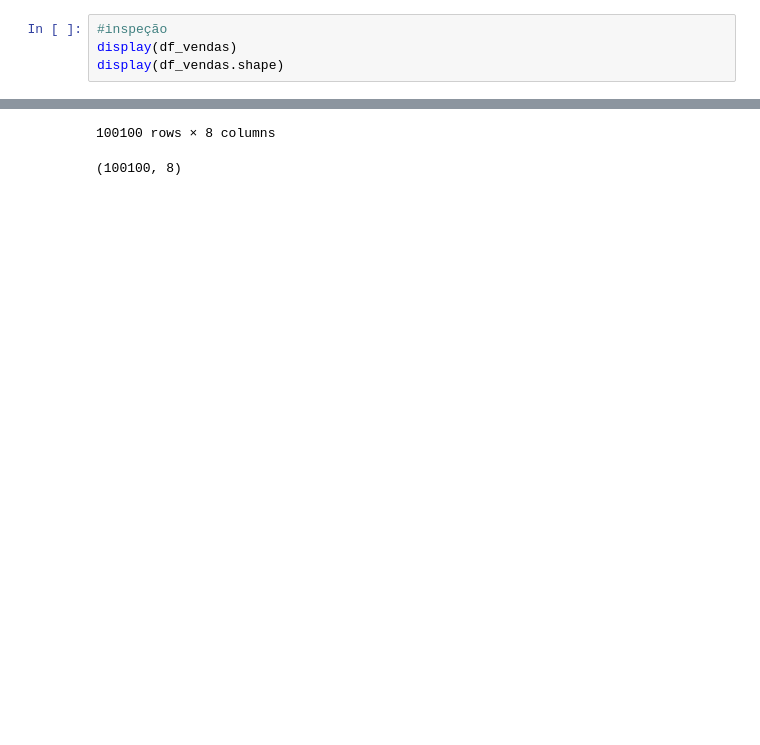
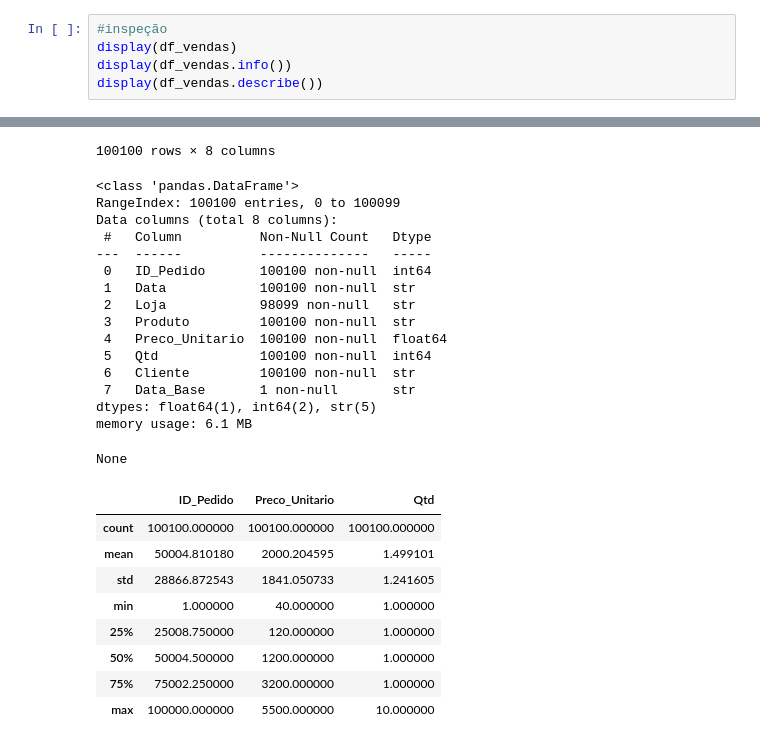
Before and after one commit to PauloCoxinha/Pythons_projetos_pessoais, a Jupyter notebook: Pandas/pandas_supremo.ipynb, the cells around one changed output, grey strips where cells are left out. Drawn from its saved outputs; the diff is of its cells as text; blank space fills up the shorter version.

Commit message:
Atualização do projeto Pandas

```diff
--- a/Pandas/pandas_supremo.ipynb
+++ b/Pandas/pandas_supremo.ipynb
@@ -27,19 +35,44 @@ display(df_gerentes.head(50))
 # %%
 #inspeção
 display(df_vendas)
-display(df_vendas.shape)
+display(df_vendas.info())
+display(df_vendas.describe())
 # %% [output]
 |  | ID_Pedido | Data | Loja | Produto | Preco_Unitario | Qtd | Cliente | Data_Base |
 | 0 | 1 | 2023-06-08 | São Paulo | Mouse Gamer | 120.0 | 1 | Cliente_4095 | 2025-01-01 |
 | 1 | 2 | 2023-03-01 | Belo Horizonte | iPhone 14 | 5500.0 | 1 | Cliente_8750 | NaN |
 | 2 | 3 | 2023-02-25 | NaN | Monitor 27" | 1200.0 | 1 | Cliente_14859 | NaN |
 | 3 | 4 | 2024-11-19 | RIO DE JANEIRO | Mouse Gamer | 120.0 | 2 | Cliente_17343 | NaN |
 | 4 | 5 | 2024-01-27 | Rio de Janeiro | Smartphone Samsung | 2200.0 | 1 | Cliente_23377 | NaN |
 | ... | ... | ... | ... | ... | ... | ... | ... | ... |
 | 100095 | 94091 | 2023-10-20 | Porto Alegre | iPhone 14 | 5500.0 | 1 | Cliente_11755 | NaN |
 | 100096 | 52883 | 2024-03-17 | Porto Alegre | Notebook Dell | 3500.0 | 2 | Cliente_12879 | NaN |
 | 100097 | 65070 | 2023-06-19 | Belo Horizonte | Smartphone Samsung | 2200.0 | 2 | Cliente_8160 | NaN |
 | 100098 | 94031 | 2024-06-14 | Salvador | iPhone 14 | 5500.0 | 2 | Cliente_28545 | NaN |
 | 100099 | 36755 | 2023-01-03 | São Paulo | Notebook HP | 3200.0 | 2 | Cliente_3274 | NaN |
 100100 rows × 8 columns
-(100100, 8)
+<class 'pandas.DataFrame'>
+RangeIndex: 100100 entries, 0 to 100099
+Data columns (total 8 columns):
+ #   Column          Non-Null Count   Dtype
+---  ------          --------------   -----
+ 0   ID_Pedido       100100 non-null  int64
+ 1   Data            100100 non-null  str
+ 2   Loja            98099 non-null   str
+ 3   Produto         100100 non-null  str
+ 4   Preco_Unitario  100100 non-null  float64
+ 5   Qtd             100100 non-null  int64
+ 6   Cliente         100100 non-null  str
+ 7   Data_Base       1 non-null       str
+dtypes: float64(1), int64(2), str(5)
+memory usage: 6.1 MB
+None
+|  | ID_Pedido | Preco_Unitario | Qtd |
+| count | 100100.000000 | 100100.000000 | 100100.000000 |
+| mean | 50004.810180 | 2000.204595 | 1.499101 |
+| std | 28866.872543 | 1841.050733 | 1.241605 |
+| min | 1.000000 | 40.000000 | 1.000000 |
+| 25% | 25008.750000 | 120.000000 | 1.000000 |
+| 50% | 50004.500000 | 1200.000000 | 1.000000 |
+| 75% | 75002.250000 | 3200.000000 | 1.000000 |
+| max | 100000.000000 | 5500.000000 | 10.000000 |
```
Also changed, not shown: parts of 3 cells of this notebook, 13 other files.
